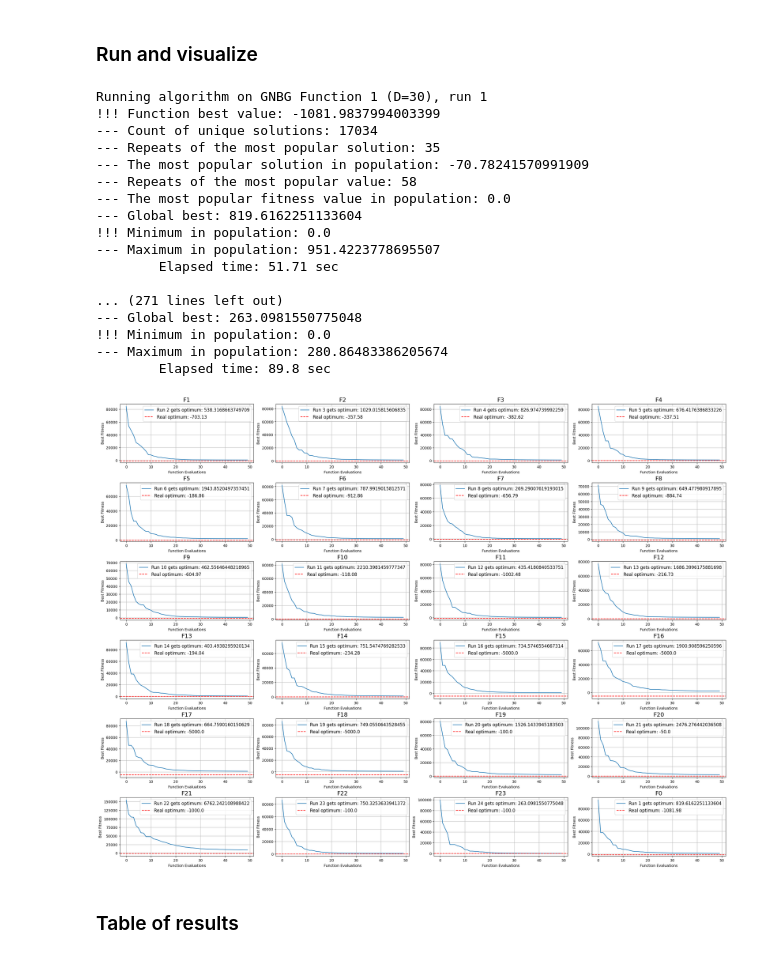
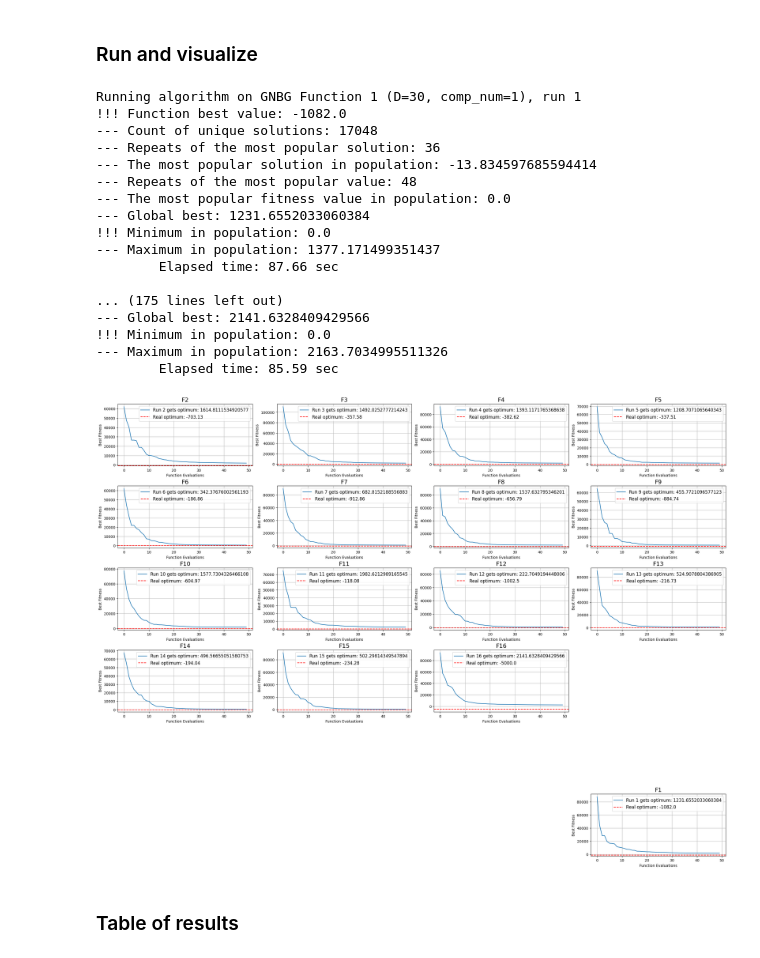
Before and after one commit to suboty/populationes, a Jupyter notebook: l_srtde/L-SRTDE.ipynb, the cells around one changed output. Saved outputs shown, nothing was run; the diff lists cells and outputs as text; code cells hidden in the pictures.

Commit message:
fix code in json loader and refactor algorithm code

```diff
--- a/l_srtde/L-SRTDE.ipynb
+++ b/l_srtde/L-SRTDE.ipynb
@@ -767,7 +136,7 @@ import numpy as np
 
 # Настройки
 total_n_runs = 1
-max_n_funcs = 24
+max_n_funcs = 16
 population_size = 10
 # %%
 # Результаты всех запусков
@@ -783,7 +152,7 @@ fopts = np.zeros(max_n_funcs)
 for func_num in range(0, max_n_funcs):
     try:
         gnbg = GNBG(func_num+1)
-        fopt = gnbg.opt_value
+        fopt = gnbg.optimum_value
         fopts[func_num] = fopt
 
         _optimums = np.zeros(total_n_runs)
@@ -792,14 +161,14 @@ for func_num in range(0, max_n_funcs):
             t0 = time.time()
             print(f"\nRunning algorithm on {gnbg}, run {run + 1}")
             print(f'!!! Function best value: {fopt}')
-            optz = Algorithm(gnbg.Fitness, False)
+            optz = Algorithm(gnbg.fitness, False)
             optz._global_variables.global_best_init = False
             optz._global_variables.last_eval_step = 0
             optz._global_variables.eval_func_calls = 0
-            optz._global_variables.max_eval_func_calls = gnbg.max_evals
+            optz._global_variables.max_eval_func_calls = gnbg.max_evals * 2
             optz._global_variables.results_array[
                 optz._consts.records_number_per_function - 1
-            ] = gnbg.max_evals
+            ] = gnbg.max_evals * 2
             optz.initialize(
                 new_n_inds=population_size * gnbg.dimension,
                 new_n_vars=gnbg.dimension,
@@ -813,23 +182,23 @@ for func_num in range(0, max_n_funcs):
         print(f'\t### Error in function {func_num}: {e}')
         print(f'\t### Traceback: {traceback.format_exc()}')
 # %% [output]
-Running algorithm on GNBG Function 1 (D=30), run 1
-!!! Function best value: -1081.9837994003399
---- Count of unique solutions: 17034
---- Repeats of the most popular solution: 35
---- The most popular solution in population: -70.78241570991909
---- Repeats of the most popular value: 58
+Running algorithm on GNBG Function 1 (D=30, comp_num=1), run 1
+!!! Function best value: -1082.0
+--- Count of unique solutions: 17048
+--- Repeats of the most popular solution: 36
+--- The most popular solution in population: -13.834597685594414
+--- Repeats of the most popular value: 48
 --- The most popular fitness value in population: 0.0
---- Global best: 819.6162251133604
+--- Global best: 1231.6552033060384
 !!! Minimum in population: 0.0
---- Maximum in population: 951.4223778695507
-        Elapsed time: 51.71 sec
+--- Maximum in population: 1377.171499351437
+        Elapsed time: 87.66 sec
 
-... (271 lines left out)
---- Global best: 263.0981550775048
+... (175 lines left out)
+--- Global best: 2141.6328409429566
 !!! Minimum in population: 0.0
---- Maximum in population: 280.86483386205674
-        Elapsed time: 89.8 sec
+--- Maximum in population: 2163.7034995511326
+        Elapsed time: 85.59 sec
 # %%
 is_need_log = False
 is_need_saving = False
@@ -841,35 +210,35 @@ limit = 50
 
 # Визуализация
 for func_num in range(max_n_funcs):
     row = (func_num - 1) // 4
     col = (func_num - 1) % 4
     ax = fig.add_subplot(gs[row, col])
     optimum = optimums[func_num]
     for run in range(total_n_runs):
         if is_need_log:
             ax.semilogy(res[func_num - 1, run, :limit], label=f"Run {func_num+1} gets optimum: {optimum}")
         else:
             ax.plot(res[func_num - 1, run, :limit], label=f"Run {func_num+1} gets optimum: {optimum}")
 
-    ax.set_title(f"F{func_num}", fontsize=16)
+    ax.set_title(f"F{func_num+1}", fontsize=16)
     ax.set_xlabel("Function Evaluations")
     ax.set_ylabel("Best Fitness")
 
     ax.axhline(
         y=fopts[func_num],
         color='red',
         linestyle='--',
         label=f'Real optimum: {round(fopts[func_num], 2)}'
     )
 
     ax.grid(True)
     ax.legend(fontsize='large')
 
 if is_need_saving:
     plt.savefig('python_l_strde_on_gnbg.png')
 plt.show()
 # %% [output]
-[figure, old version]
+[figure, new version]
 # %% [markdown]
 ### Table of results
 # %%
```
Also changed, not shown: parts of 5 cells of this notebook, 2 other files.
